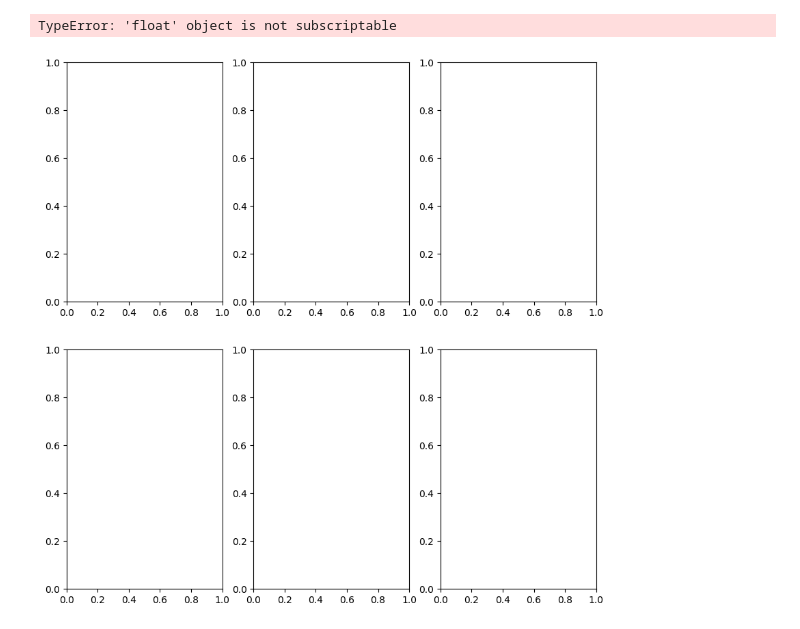
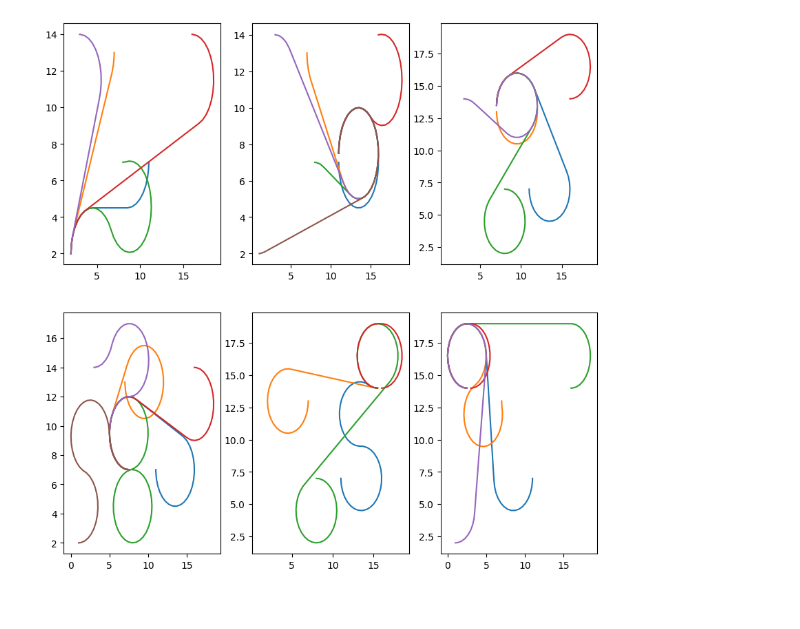
Before and after one commit to SleepHan/SC2079-MDP, a Jupyter notebook: Python/Dubins/RRT-Dubins.ipynb, the cells around one changed output. Saved outputs shown, nothing was run; the diff lists cells and outputs as text; code cells hidden in the pictures.

Commit message:
Backward movement, dubins returns infinity when inaccessible

```diff
--- a/Python/Dubins/RRT-Dubins.ipynb
+++ b/Python/Dubins/RRT-Dubins.ipynb
@@ -61,9 +61,7 @@ robotPositions = {
 # South:    Y-Axis - 2, Directions to be North
 # West:     X-Axis - 2, Directions to be East
 def expectedPos(obstacle):
-    obsOrient = obstacle[2]
-    ax = obstacle[0]
-    ay = obstacle[1]
+    ax, ay, obsOrient = obstacle
 
     if obsOrient == 'N': ay += 2
     elif obsOrient == 'E': ax += 2
@@ -73,6 +71,16 @@ def expectedPos(obstacle):
     orient = robotPositions[obsOrient]
     finalPos = (ax, ay, orient)
     return finalPos
+
+def backward(pos):
+    ax, ay, robOrient = pos
+
+    if robOrient == robotPositions['N']: ay -= .5
+    elif robOrient == robotPositions['E']: ax -= .5
+    elif robOrient == robotPositions['S']: ay += .5
+    else: ax += .5
+
+    return (ax, ay, robOrient)
 # %%
 # Tester values
 
@@ -134,6 +142,9 @@ adjMat = []
 
 for start in positions:
     paths = []
+
+    if start != initPosition:
+        start = backward(start)
 
     for dst in positions:
         if dst == initPosition or start == dst:
@@ -163,40 +174,39 @@ for path in adjMat[0]:
     pathing = path[2]
     ax[0, 0].plot(pathing[:, 0], pathing[:, -1])
 
 for path in adjMat[1]:
-    if path == 0: continue
+    if path == float('inf'): continue
 
     pathing = path[2]
     ax[0, 1].plot(pathing[:, 0], pathing[:, -1])
 
 for path in adjMat[2]:
-    if path == 0: continue
+    if path == float('inf'): continue
 
     pathing = path[2]
     ax[0, 2].plot(pathing[:, 0], pathing[:, -1])
 
 for path in adjMat[3]:
-    if path == 0: continue
+    if path == float('inf'): continue
 
     pathing = path[2]
     ax[1, 0].plot(pathing[:, 0], pathing[:, -1])
 
 for path in adjMat[4]:
-    if path == 0: continue
+    if path == float('inf'): continue
 
     pathing = path[2]
     ax[1, 1].plot(pathing[:, 0], pathing[:, -1])
 
 for path in adjMat[5]:
-    if path == 0: continue
+    if path == float('inf'): continue
 
     pathing = path[2]
     ax[1, 2].plot(pathing[:, 0], pathing[:, -1])
 
 plt.show()
 # %% [output]
-TypeError: 'float' object is not subscriptable
-[figure, old version]
+[figure, new version]
 # %%
 for node in adjMat:
     plt.grid()
```
Also changed, not shown: parts of 2 cells of this notebook, 1 other file.
